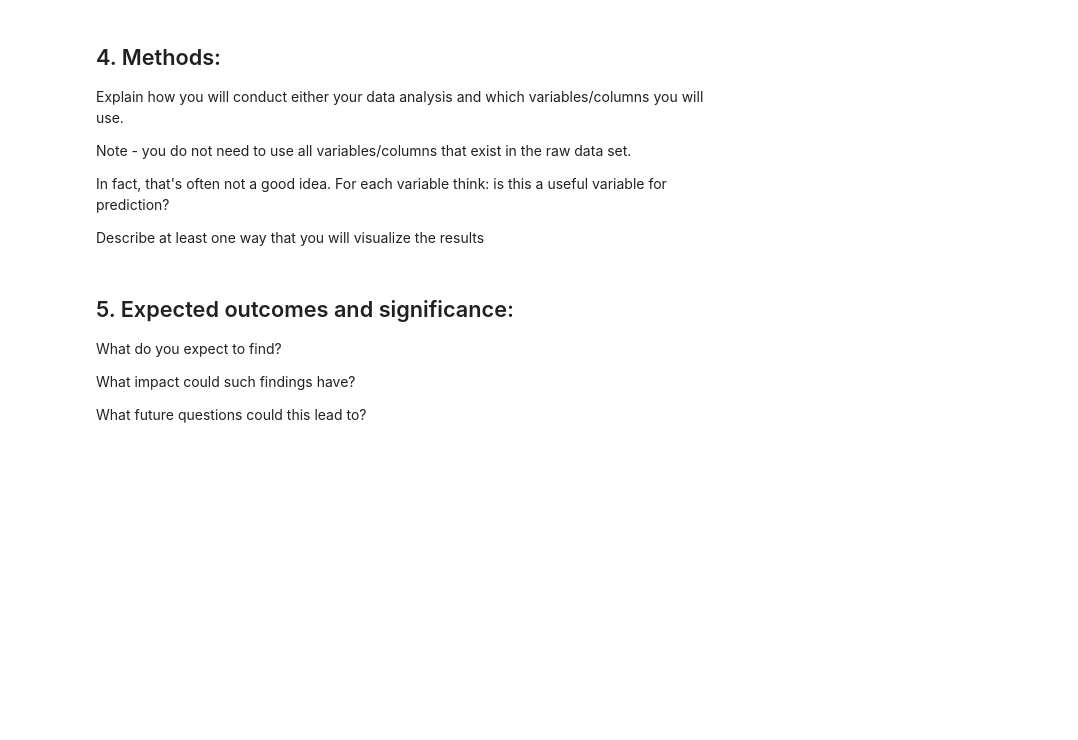
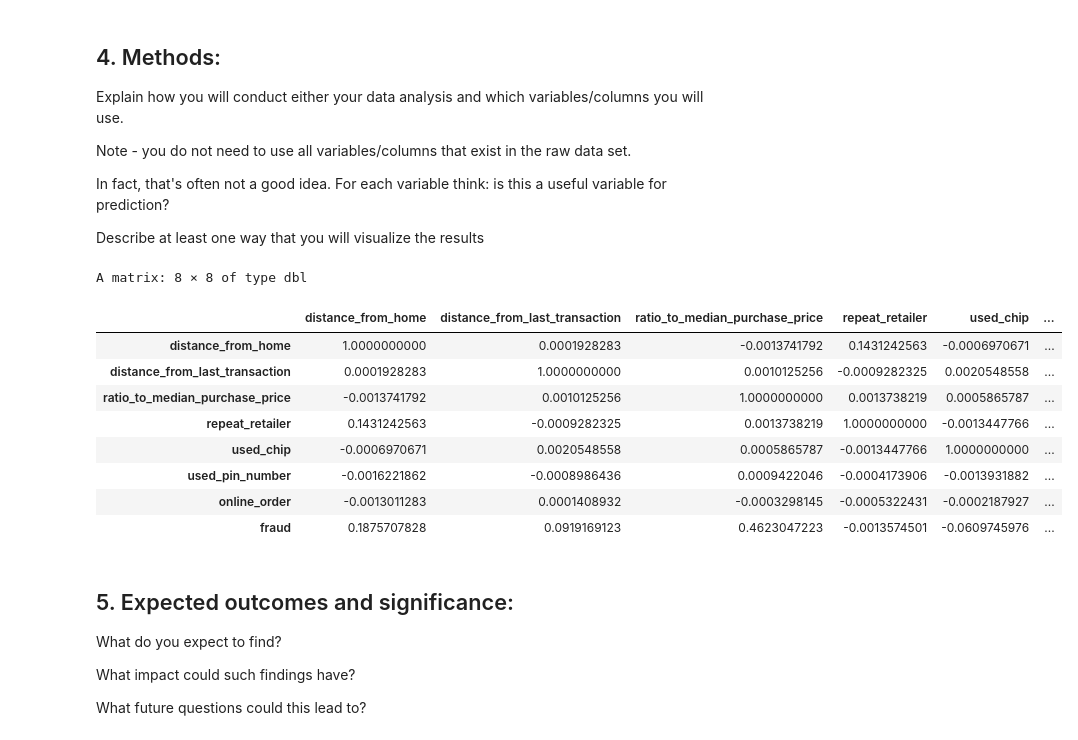
Before and after one commit to chohyeonkim/Data-Science-R-, a Jupyter notebook: Group_project_11_Proposal.ipynb, the cells around one changed output. Drawn from its saved outputs; the diff is of its cells as text; code cells hidden in the pictures; blank space fills up the shorter version.

```diff
--- a/Group_project_11_Proposal.ipynb
+++ b/Group_project_11_Proposal.ipynb
@@ -77,4 +139,16 @@ In fact, that's often not a good idea. For each variable think: is this a useful
 Describe at least one way that you will visualize the results
 # %%
 #Find the correlation between fraud and other variables
-cor(card_data)
+original_data <- read.csv("data/card_transdata.csv")
+cor(original_data)
+# %% [output]
+A matrix: 8 × 8 of type dbl
+|  | distance_from_home | distance_from_last_transaction | ratio_to_median_purchase_price | repeat_retailer | used_chip | ... |
+| distance_from_home | 1.0000000000 | 0.0001928283 | -0.0013741792 | 0.1431242563 | -0.0006970671 | ... |
+| distance_from_last_transaction | 0.0001928283 | 1.0000000000 | 0.0010125256 | -0.0009282325 | 0.0020548558 | ... |
+| ratio_to_median_purchase_price | -0.0013741792 | 0.0010125256 | 1.0000000000 | 0.0013738219 | 0.0005865787 | ... |
+| repeat_retailer | 0.1431242563 | -0.0009282325 | 0.0013738219 | 1.0000000000 | -0.0013447766 | ... |
+| used_chip | -0.0006970671 | 0.0020548558 | 0.0005865787 | -0.0013447766 | 1.0000000000 | ... |
+| used_pin_number | -0.0016221862 | -0.0008986436 | 0.0009422046 | -0.0004173906 | -0.0013931882 | ... |
+| online_order | -0.0013011283 | 0.0001408932 | -0.0003298145 | -0.0005322431 | -0.0002187927 | ... |
+| fraud | 0.1875707828 | 0.0919169123 | 0.4623047223 | -0.0013574501 | -0.0609745976 | ... |
```
Also changed, not shown: parts of 6 cells of this notebook.
